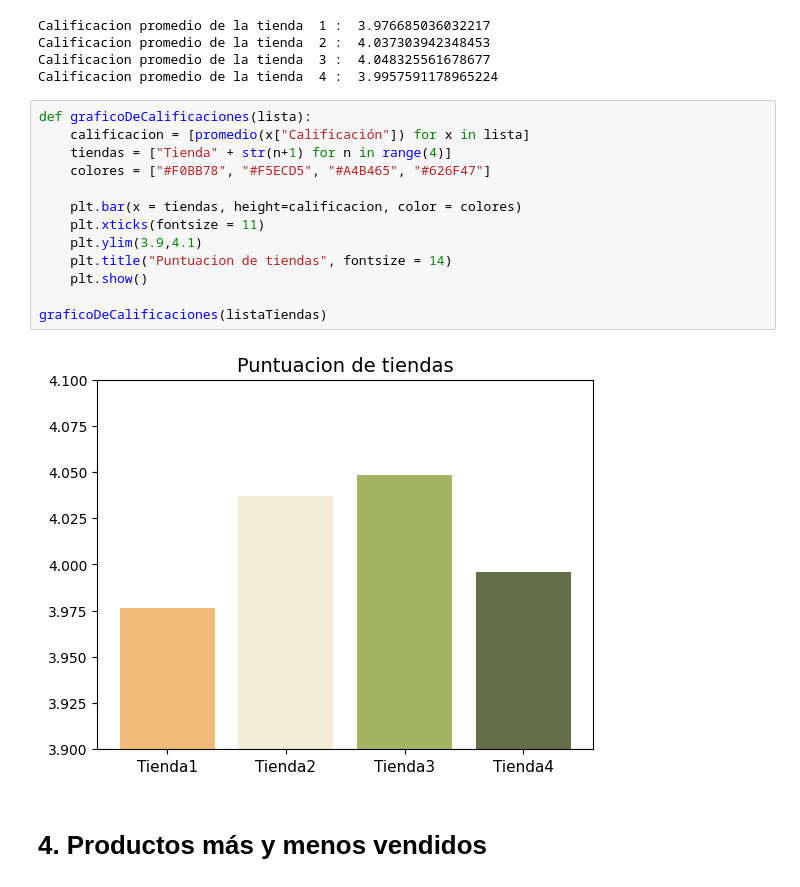
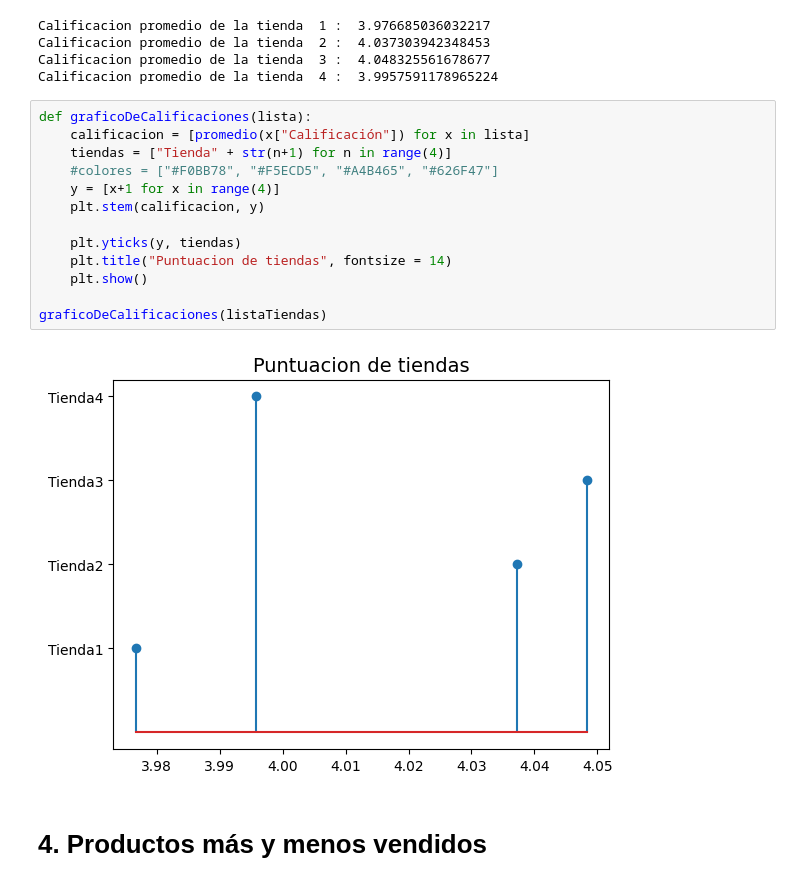
Before and after one commit to Alvaro-GF/AluraStoreProyect, a Jupyter notebook: AluraStoreProyect.ipynb, the cells around one changed output. Drawn from its saved outputs; the diff is of its cells as text.

```diff
--- a/AluraStoreProyect.ipynb
+++ b/AluraStoreProyect.ipynb
@@ -112,18 +111,18 @@ Calificacion promedio de la tienda  4 :  3.9957591178965224
 # %%
 def graficoDeCalificaciones(lista):
     calificacion = [promedio(x["Calificación"]) for x in lista]
     tiendas = ["Tienda" + str(n+1) for n in range(4)]
-    colores = ["#F0BB78", "#F5ECD5", "#A4B465", "#626F47"]
+    #colores = ["#F0BB78", "#F5ECD5", "#A4B465", "#626F47"]
+    y = [x+1 for x in range(4)]
+    plt.stem(calificacion, y)
 
-    plt.bar(x = tiendas, height=calificacion, color = colores)
-    plt.xticks(fontsize = 11)
-    plt.ylim(3.9,4.1)
+    plt.yticks(y, tiendas)
     plt.title("Puntuacion de tiendas", fontsize = 14)
     plt.show()
 
 graficoDeCalificaciones(listaTiendas)
 # %% [output]
-[figure, old version]
+[figure, new version]
 # %% [markdown]
 # 4. Productos más y menos vendidos
 # %%
```
Also changed, not shown: parts of 1 cell of this notebook.
